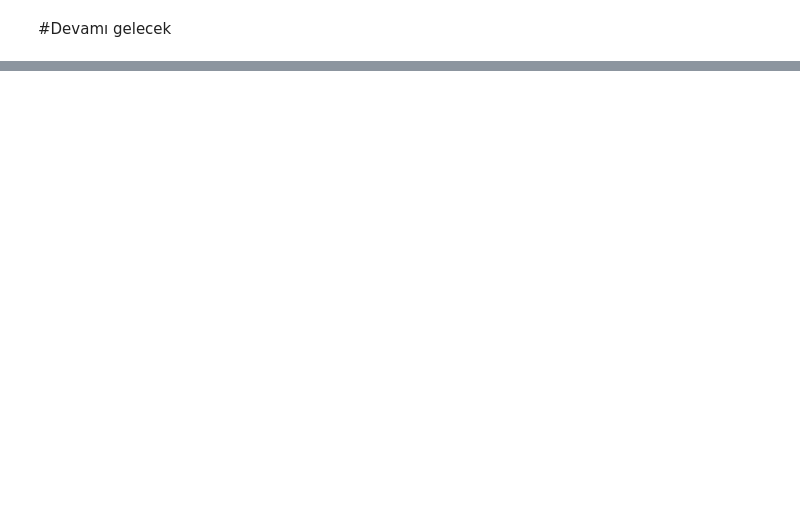
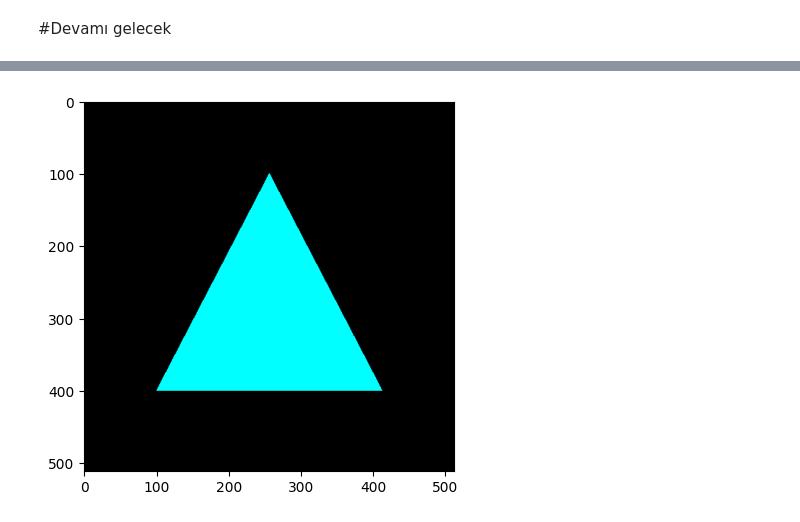
Before and after one commit to murabur/gta5_autopilot, a Jupyter notebook: Bolum_1_Temeller/Video_1.3_OpenCV/5_cizim_fonksiyonları.ipynb, the cells around one changed output, grey strips where cells are left out. Cells and saved outputs as stored; diff of their text form; code cells hidden in the pictures; blank space fills up the shorter version.

Commit message:
5_cizim_fonksiyonları bitirildi

```diff
--- a/Bolum_1_Temeller/Video_1.3_OpenCV/5_cizim_fonksiyonları.ipynb
+++ b/Bolum_1_Temeller/Video_1.3_OpenCV/5_cizim_fonksiyonları.ipynb
@@ -63,0 +145,30 @@ plt.show()
+# %%
+import cv2
+import numpy as np
+import matplotlib.pyplot as plt
+
+# 512x512 siyah bir tuval oluşturuyoruz
+img = np.zeros((512, 512, 3), np.uint8)
+
+# --- ÇOKGEN NOKTALARINI TANIMLAMA ---
+# Yine bir üçgenin köşelerini belirliyoruz:
+pts = np.array([[256, 100], [100, 400], [412, 400]], np.int32)
+
+# ÖNEMLİ: reshape mantığı polylines ile TAMAMEN AYNI!
+# Veriyi OpenCV'nin istediği "özel paketleme" formatına sokuyoruz.
+pts = pts.reshape((-1, 1, 2))
+
+
+# cv2.fillPoly parametreleri:
+# img: Çizim yapılacak görsel
+# pts: Noktalar dizisi (Yine liste içinde [pts] şeklinde verilmelidir)
+# color: BGR renk formatı (Burada Turkuaz/Cam Göbeği: 255, 255, 0)
+# NOT: thickness parametresi YOKTUR. Çünkü bu fonksiyon alanı tamamen doldurur.
+
+cv2.fillPoly(img=img, pts=[pts], color=(255, 255, 0))
+
+# Notebook'ta doğru renk gösterimi için RGB'ye çeviriyoruz
+plt.imshow(cv2.cvtColor(img, cv2.COLOR_BGR2RGB))
+plt.show()
+# %% [output]
+[figure, added]
```
Also changed, not shown: parts of 12 cells of this notebook.
